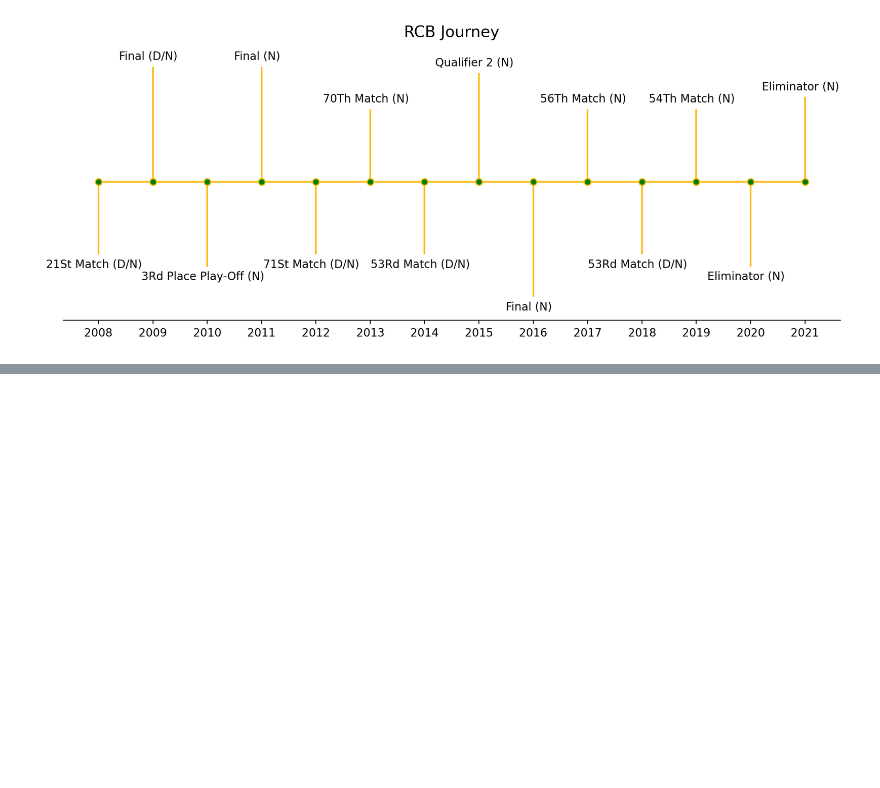
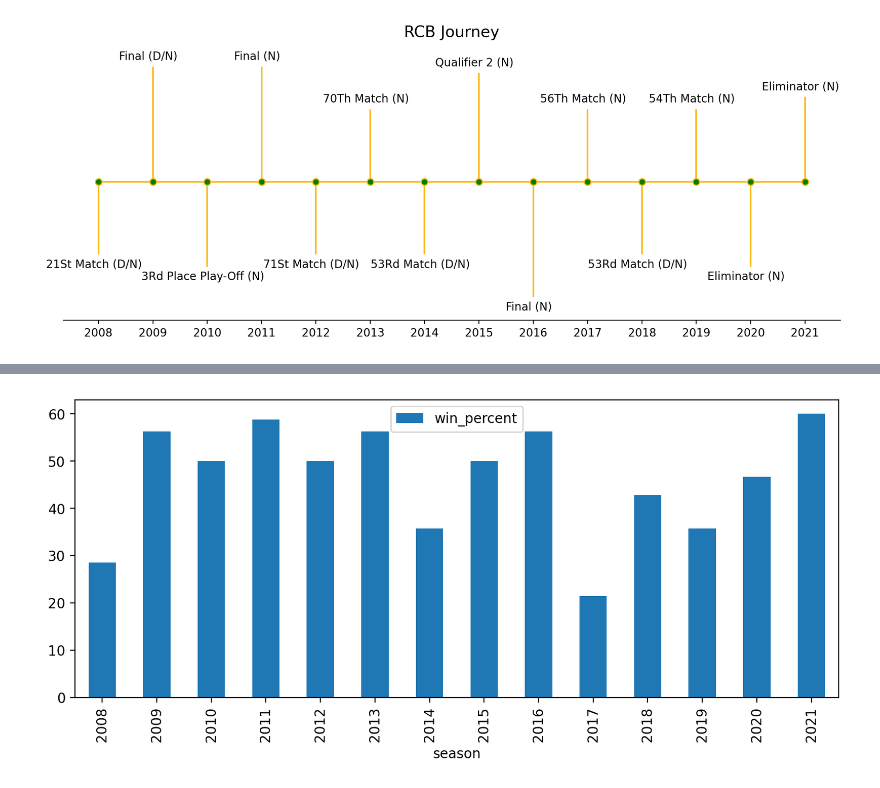
Before and after one commit to RohitRanjangit/IPlDataAnalysis, a Jupyter notebook: src/teams.ipynb, the cells around one changed output, grey strips where cells are left out. Cells and saved outputs as stored; diff of their text form; code cells hidden in the pictures; blank space fills up the shorter version.

```diff
--- a/src/teams.ipynb
+++ b/src/teams.ipynb
@@ -71,0 +100,17 @@ team_journey_plot('RCB')
+# %%
+def percent_win_by_season(team_code):
+    """
+    This function will plot a bar graph for % win by season
+    """
+    team_df = season_summary_df[['season', 'home_team', 'away_team', 'winner']]
+    team_df = team_df[(team_df['home_team'] == team_code) | (team_df['away_team'] == team_code)]
+    team_df['win'] = team_df.apply(lambda x: 1 if x['winner'] == team_code else 0, axis=1)
+    team_df['total'] = 1
+    team_df = team_df.groupby(['season'])[['win', 'total']].sum().reset_index()
+    team_df['win_percent'] = team_df.apply(lambda x: x['win']/x['total']*100, axis=1)
+
+    team_df.plot(kind='bar', x='season', y='win_percent', figsize=(10,4))
+
+percent_win_by_season('RCB')
+# %% [output]
+[figure, added]
```
Also changed, not shown: parts of 5 cells of this notebook, 2 other files.
